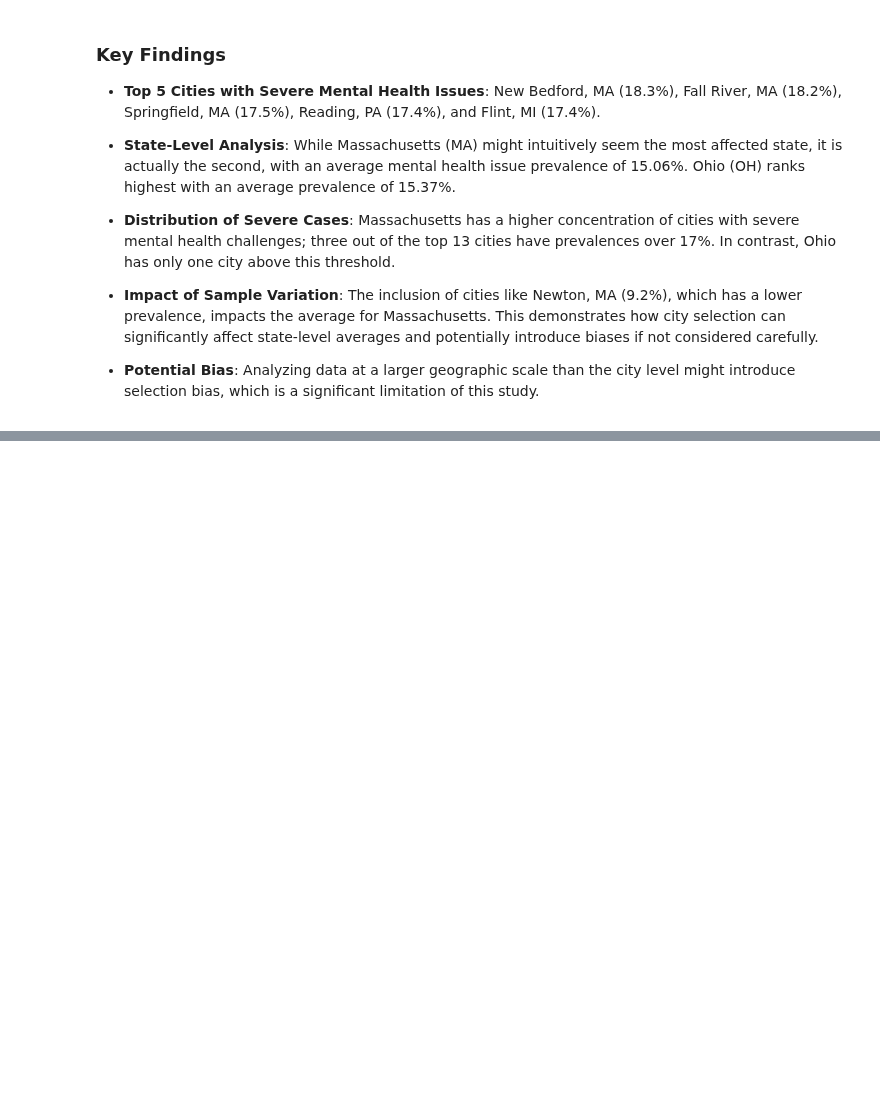
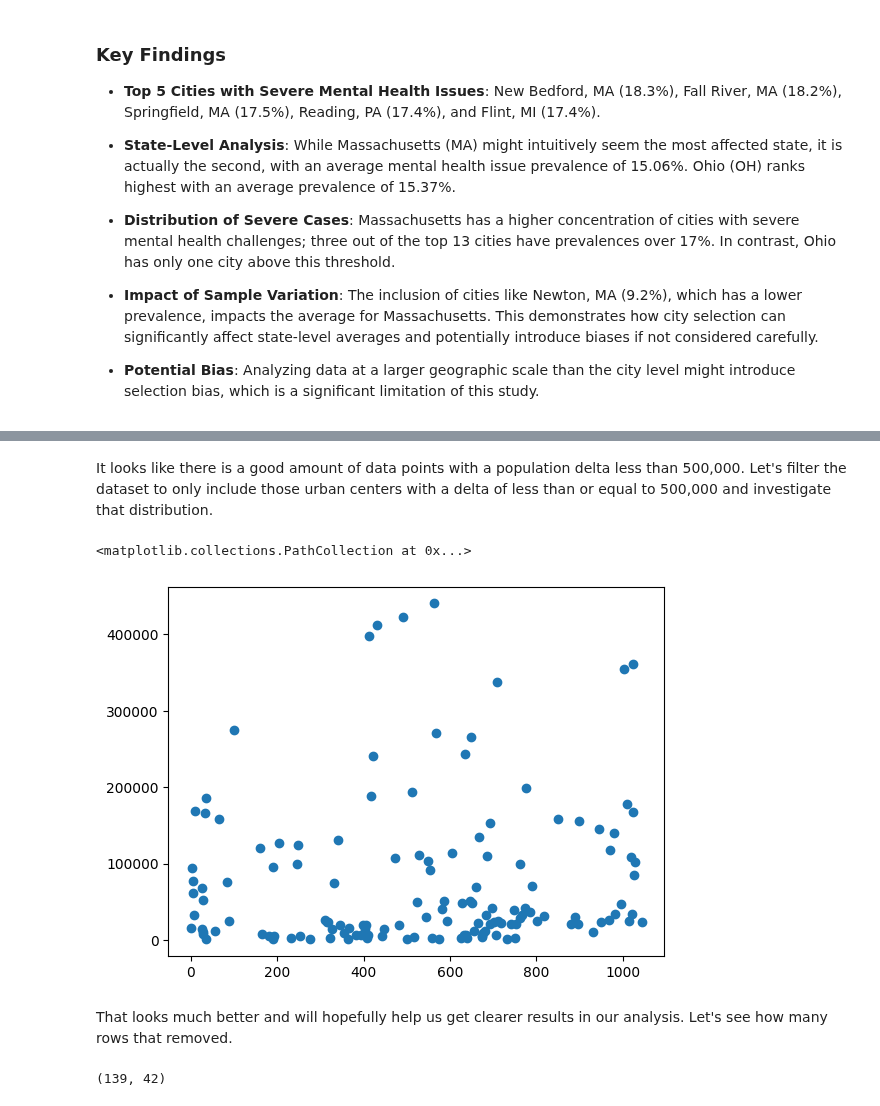
Before and after one commit to shuting2023/Natures_Rx, a Jupyter notebook: src/data_cleaning_merge.ipynb, the cells around one changed output, grey strips where cells are left out. Drawn from its saved outputs; the diff is of its cells as text; code cells hidden in the pictures; blank space fills up the shorter version.

```diff
--- a/src/data_cleaning_merge.ipynb
+++ b/src/data_cleaning_merge.ipynb
@@ -100,0 +636,14 @@ mh_treemap.show()
+# %% [markdown]
+It looks like there is a good amount of data points with a population delta less than 500,000. Let's filter the dataset to only include those urban centers with a delta of less than or equal to 500,000 and investigate that distribution.
+# %%
+dfagg_2 = dfagg[dfagg["PopulationDelta"] <= 500000].copy()
+plt.scatter(dfagg_2["UC Grouping"], dfagg_2["PopulationDelta"])
+# %% [output]
+<matplotlib.collections.PathCollection at 0x...>
+[figure, added]
+# %% [markdown]
+That looks much better and will hopefully help us get clearer results in our analysis. Let's see how many rows that removed.
+# %%
+dfagg_2.shape
+# %% [output]
+(139, 42)
```
Also changed, not shown: parts of 65 cells of this notebook, 1 other file.
